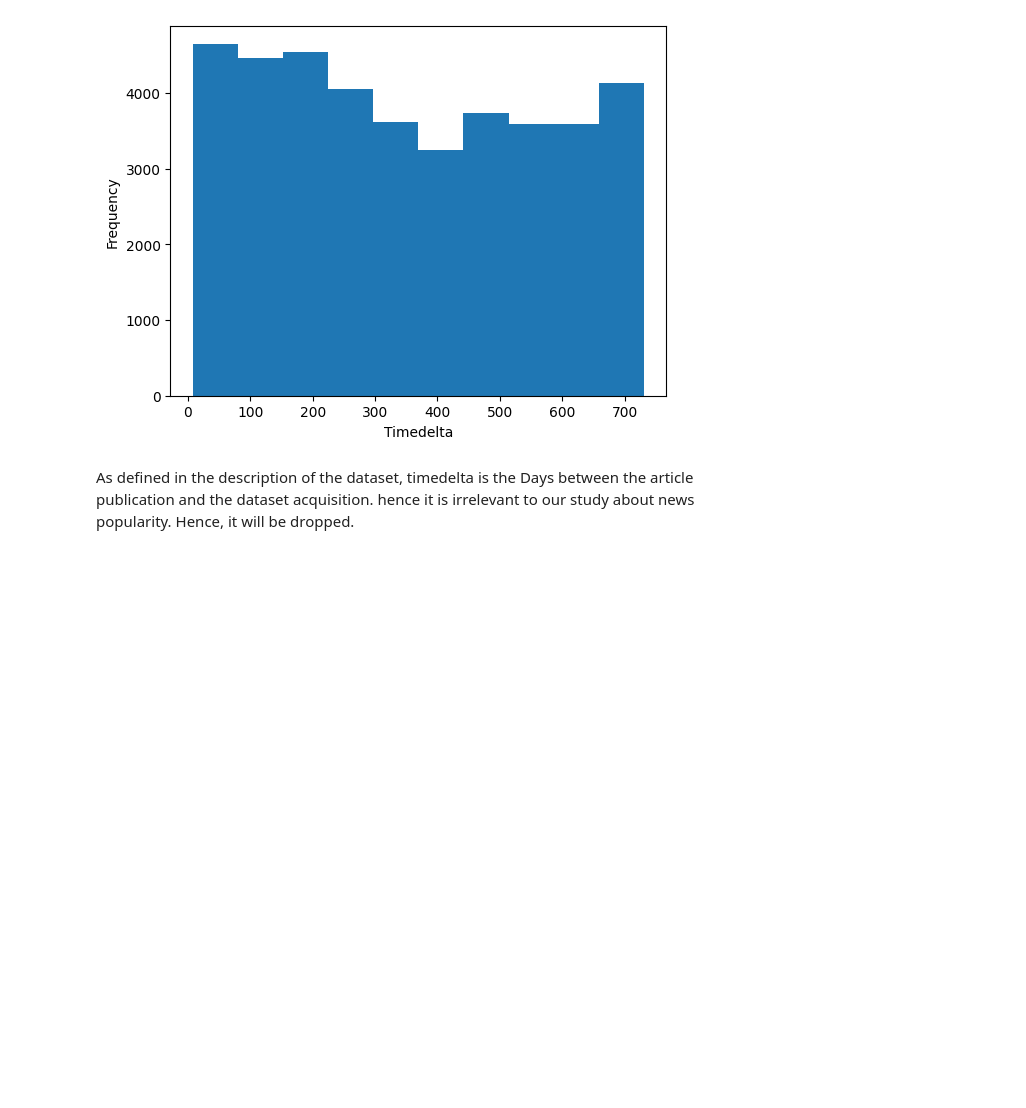
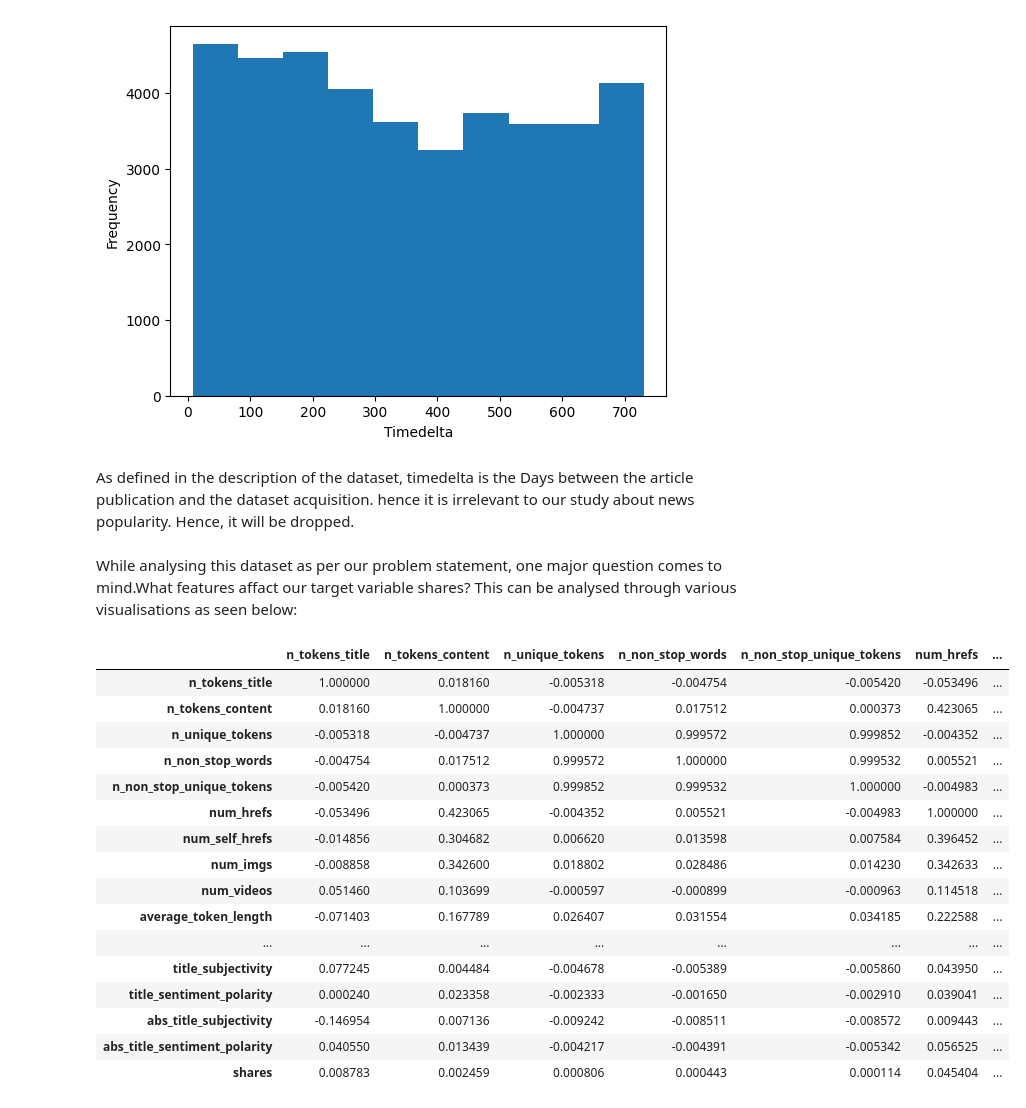
Before and after one commit to SaahilShaikh17/OnlineNewsPopularity, a Jupyter notebook: SignatureProject.ipynb, the cells around one changed output. Cells and saved outputs as stored; diff of their text form; code cells hidden in the pictures; blank space fills up the shorter version.

```diff
--- a/SignatureProject.ipynb
+++ b/SignatureProject.ipynb
@@ -191,0 +190,23 @@ df.drop([' timedelta'],axis=1)
+# %% [markdown]
+While analysing this dataset as per our problem statement, one major question comes to mind.What features affact our target variable shares? This can be analysed through various visualisations as seen below:
+# %%
+cm=df.corr()
+cm
+# %% [output]
+|  | n_tokens_title | n_tokens_content | n_unique_tokens | n_non_stop_words | n_non_stop_unique_tokens | num_hrefs | ... |
+| n_tokens_title | 1.000000 | 0.018160 | -0.005318 | -0.004754 | -0.005420 | -0.053496 | ... |
+| n_tokens_content | 0.018160 | 1.000000 | -0.004737 | 0.017512 | 0.000373 | 0.423065 | ... |
+| n_unique_tokens | -0.005318 | -0.004737 | 1.000000 | 0.999572 | 0.999852 | -0.004352 | ... |
+| n_non_stop_words | -0.004754 | 0.017512 | 0.999572 | 1.000000 | 0.999532 | 0.005521 | ... |
+| n_non_stop_unique_tokens | -0.005420 | 0.000373 | 0.999852 | 0.999532 | 1.000000 | -0.004983 | ... |
+| num_hrefs | -0.053496 | 0.423065 | -0.004352 | 0.005521 | -0.004983 | 1.000000 | ... |
+| num_self_hrefs | -0.014856 | 0.304682 | 0.006620 | 0.013598 | 0.007584 | 0.396452 | ... |
+| num_imgs | -0.008858 | 0.342600 | 0.018802 | 0.028486 | 0.014230 | 0.342633 | ... |
+| num_videos | 0.051460 | 0.103699 | -0.000597 | -0.000899 | -0.000963 | 0.114518 | ... |
+| average_token_length | -0.071403 | 0.167789 | 0.026407 | 0.031554 | 0.034185 | 0.222588 | ... |
+| ... | ... | ... | ... | ... | ... | ... | ... |
+| title_subjectivity | 0.077245 | 0.004484 | -0.004678 | -0.005389 | -0.005860 | 0.043950 | ... |
+| title_sentiment_polarity | 0.000240 | 0.023358 | -0.002333 | -0.001650 | -0.002910 | 0.039041 | ... |
+| abs_title_subjectivity | -0.146954 | 0.007136 | -0.009242 | -0.008511 | -0.008572 | 0.009443 | ... |
+| abs_title_sentiment_polarity | 0.040550 | 0.013439 | -0.004217 | -0.004391 | -0.005342 | 0.056525 | ... |
+| shares | 0.008783 | 0.002459 | 0.000806 | 0.000443 | 0.000114 | 0.045404 | ... |
```
Also changed, not shown: parts of 10 cells of this notebook.
